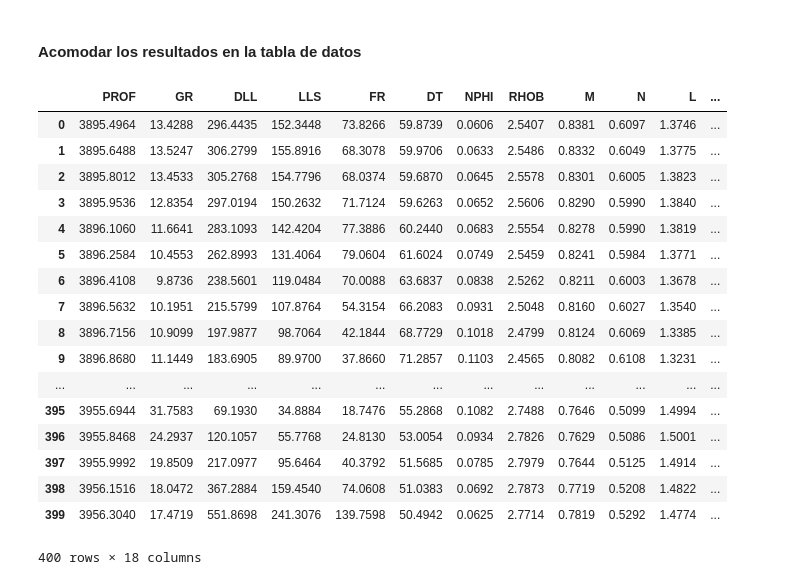
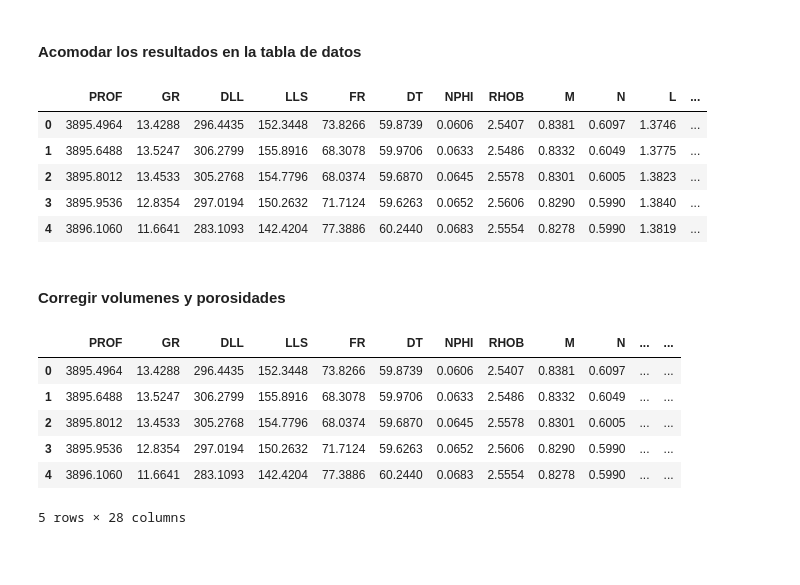
Before and after one commit to Angelpacman/Petrofisica_mn, a Jupyter notebook: jupyter_litodensidad.ipynb, the cells around one changed output. Drawn from its saved outputs; the diff is of its cells as text; code cells hidden in the pictures; blank space fills up the shorter version.

```diff
--- a/jupyter_litodensidad.ipynb
+++ b/jupyter_litodensidad.ipynb
@@ -152,13 +307,13 @@ FIS = np.array(VARC*0.0000)
 # %% [markdown]
 #### Acomodar los resultados en la tabla de datos
 # %%
-datos['VDOL'] = np.around(VDOL, decimals = 4)
-datos['VCAL'] = np.around(VCAL, decimals = 4)
-datos['VSIL'] = np.around(VSIL, decimals = 4)
-datos['VARC'] = np.around(VARC, decimals = 4)
-datos['FIS'] = np.around(FIS, decimals = 4)
-datos['FIP']  = np.around(FIP,  decimals = 4)
-datos
+datos['VDOL'] = np.around(VDOL,decimals = 4)
+datos['VCAL'] = np.around(VCAL,decimals = 4)
+datos['VSIL'] = np.around(VSIL,decimals = 4)
+datos['VARC'] = np.around(VARC,decimals = 4)
+datos['FIP']  = np.around(FIP, decimals = 4)
+datos['FIS']  = np.around(FIS, decimals = 4)
+datos.head()
 # %% [output]
 |  | PROF | GR | DLL | LLS | FR | DT | NPHI | RHOB | M | N | L | ... |
 | 0 | 3895.4964 | 13.4288 | 296.4435 | 152.3448 | 73.8266 | 59.8739 | 0.0606 | 2.5407 | 0.8381 | 0.6097 | 1.3746 | ... |
@@ -166,15 +321,43 @@ datos
 | 2 | 3895.8012 | 13.4533 | 305.2768 | 154.7796 | 68.0374 | 59.6870 | 0.0645 | 2.5578 | 0.8301 | 0.6005 | 1.3823 | ... |
 | 3 | 3895.9536 | 12.8354 | 297.0194 | 150.2632 | 71.7124 | 59.6263 | 0.0652 | 2.5606 | 0.8290 | 0.5990 | 1.3840 | ... |
 | 4 | 3896.1060 | 11.6641 | 283.1093 | 142.4204 | 77.3886 | 60.2440 | 0.0683 | 2.5554 | 0.8278 | 0.5990 | 1.3819 | ... |
-| 5 | 3896.2584 | 10.4553 | 262.8993 | 131.4064 | 79.0604 | 61.6024 | 0.0749 | 2.5459 | 0.8241 | 0.5984 | 1.3771 | ... |
-| 6 | 3896.4108 | 9.8736 | 238.5601 | 119.0484 | 70.0088 | 63.6837 | 0.0838 | 2.5262 | 0.8211 | 0.6003 | 1.3678 | ... |
-| 7 | 3896.5632 | 10.1951 | 215.5799 | 107.8764 | 54.3154 | 66.2083 | 0.0931 | 2.5048 | 0.8160 | 0.6027 | 1.3540 | ... |
-| 8 | 3896.7156 | 10.9099 | 197.9877 | 98.7064 | 42.1844 | 68.7729 | 0.1018 | 2.4799 | 0.8124 | 0.6069 | 1.3385 | ... |
-| 9 | 3896.8680 | 11.1449 | 183.6905 | 89.9700 | 37.8660 | 71.2857 | 0.1103 | 2.4565 | 0.8082 | 0.6108 | 1.3231 | ... |
-| ... | ... | ... | ... | ... | ... | ... | ... | ... | ... | ... | ... | ... |
-| 395 | 3955.6944 | 31.7583 | 69.1930 | 34.8884 | 18.7476 | 55.2868 | 0.1082 | 2.7488 | 0.7646 | 0.5099 | 1.4994 | ... |
-| 396 | 3955.8468 | 24.2937 | 120.1057 | 55.7768 | 24.8130 | 53.0054 | 0.0934 | 2.7826 | 0.7629 | 0.5086 | 1.5001 | ... |
-| 397 | 3955.9992 | 19.8509 | 217.0977 | 95.6464 | 40.3792 | 51.5685 | 0.0785 | 2.7979 | 0.7644 | 0.5125 | 1.4914 | ... |
-| 398 | 3956.1516 | 18.0472 | 367.2884 | 159.4540 | 74.0608 | 51.0383 | 0.0692 | 2.7873 | 0.7719 | 0.5208 | 1.4822 | ... |
-| 399 | 3956.3040 | 17.4719 | 551.8698 | 241.3076 | 139.7598 | 50.4942 | 0.0625 | 2.7714 | 0.7819 | 0.5292 | 1.4774 | ... |
-400 rows × 18 columns
+# %% [markdown]
+#### Corregir volumenes y porosidades
+# %%
+FIT = FIP + FIS
+datos['FIT']  = np.around(FIT, decimals = 4)
+
+Suma = VDOL + VCAL + VSIL + VARC + FIS + FIP
+datos['Suma']  = np.around(Suma, decimals = 4)
+
+
+SumaABS = abs(VDOL) + abs(VCAL) + abs(VSIL) + abs(VARC) + abs(FIS) + abs(FIP)
+VDOLR = abs(VDOL)/SumaABS
+VCALR = abs(VCAL)/SumaABS
+VSILR = abs(VSIL)/SumaABS
+VARCR = abs(VARC)/SumaABS
+FIPR  = abs(FIP)/SumaABS
+FISR  = abs(FIS)/SumaABS
+FITR  = abs(FIT)/SumaABS
+
+
+datos['VDOLR'] = np.around(VDOLR,decimals = 4)
+datos['VCALR'] = np.around(VCALR,decimals = 4)
+datos['VSILR'] = np.around(VSILR,decimals = 4)
+datos['VARCR'] = np.around(VARCR,decimals = 4)
+datos['FIPR']  = np.around(FIPR, decimals = 4)
+datos['FISR']  = np.around(FISR, decimals = 4)
+datos['FITR']  = np.around(FITR, decimals = 4)
+
+
+SumaR = VDOLR + VCALR + VSILR + VARCR + FISR + FIPR
+datos['SumaR']  = np.around(SumaR, decimals = 4)
+datos.head()
+# %% [output]
+|  | PROF | GR | DLL | LLS | FR | DT | NPHI | RHOB | M | N | ... | ... |
+| 0 | 3895.4964 | 13.4288 | 296.4435 | 152.3448 | 73.8266 | 59.8739 | 0.0606 | 2.5407 | 0.8381 | 0.6097 | ... | ... |
+| 1 | 3895.6488 | 13.5247 | 306.2799 | 155.8916 | 68.3078 | 59.9706 | 0.0633 | 2.5486 | 0.8332 | 0.6049 | ... | ... |
+| 2 | 3895.8012 | 13.4533 | 305.2768 | 154.7796 | 68.0374 | 59.6870 | 0.0645 | 2.5578 | 0.8301 | 0.6005 | ... | ... |
+| 3 | 3895.9536 | 12.8354 | 297.0194 | 150.2632 | 71.7124 | 59.6263 | 0.0652 | 2.5606 | 0.8290 | 0.5990 | ... | ... |
+| 4 | 3896.1060 | 11.6641 | 283.1093 | 142.4204 | 77.3886 | 60.2440 | 0.0683 | 2.5554 | 0.8278 | 0.5990 | ... | ... |
+5 rows × 28 columns
```
Also changed, not shown: parts of 13 cells of this notebook, 9 other files.
